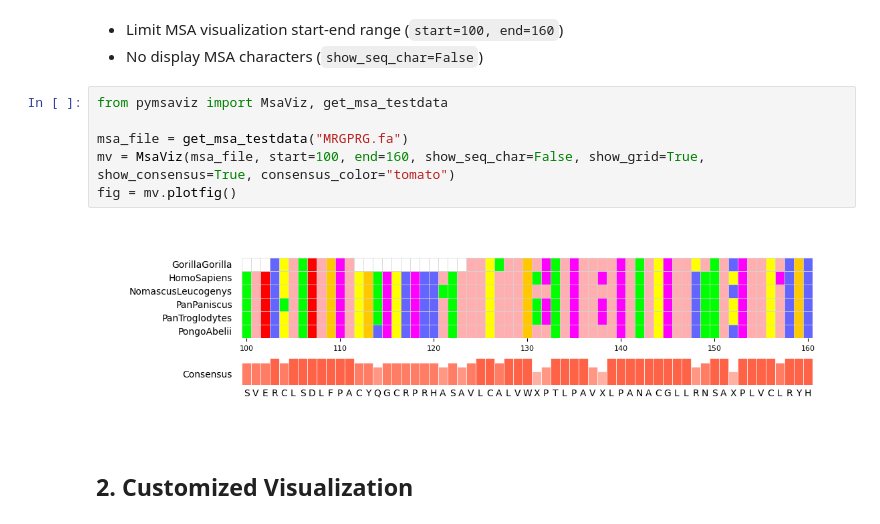
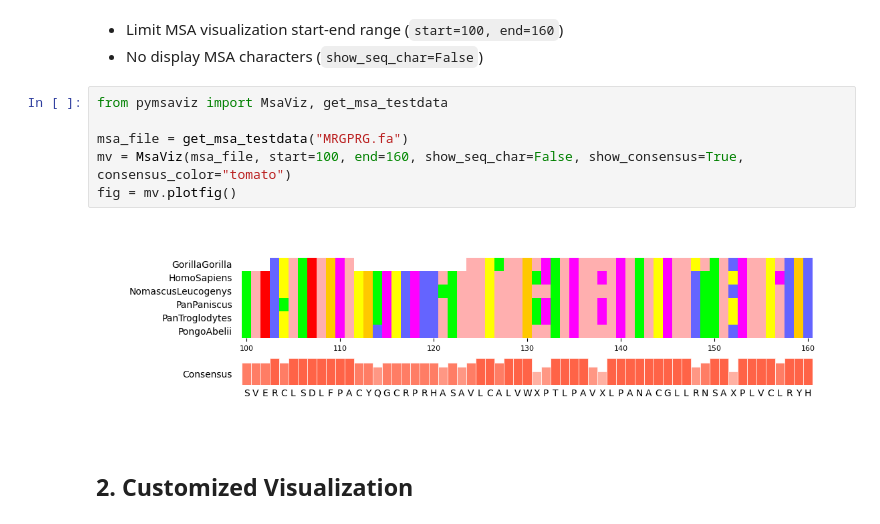
Before and after one commit to moshi4/pyMSAviz, a Jupyter notebook: docs/getting_started.ipynb, the cells around one changed output. Cells and saved outputs as stored; diff of their text form.

```diff
--- a/docs/getting_started.ipynb
+++ b/docs/getting_started.ipynb
@@ -44,11 +44,11 @@ fig = mv.plotfig()
 # %%
 from pymsaviz import MsaViz, get_msa_testdata
 
 msa_file = get_msa_testdata("MRGPRG.fa")
-mv = MsaViz(msa_file, start=100, end=160, show_seq_char=False, show_grid=True, show_consensus=True, consensus_color="tomato")
+mv = MsaViz(msa_file, start=100, end=160, show_seq_char=False, show_consensus=True, consensus_color="tomato")
 fig = mv.plotfig()
 # %% [output]
-[figure, old version]
+[figure, new version]
 # %% [markdown]
 ## 2. Customized Visualization
 # %% [markdown]
```
Also changed, not shown: parts of 5 cells of this notebook, 13 other files.
